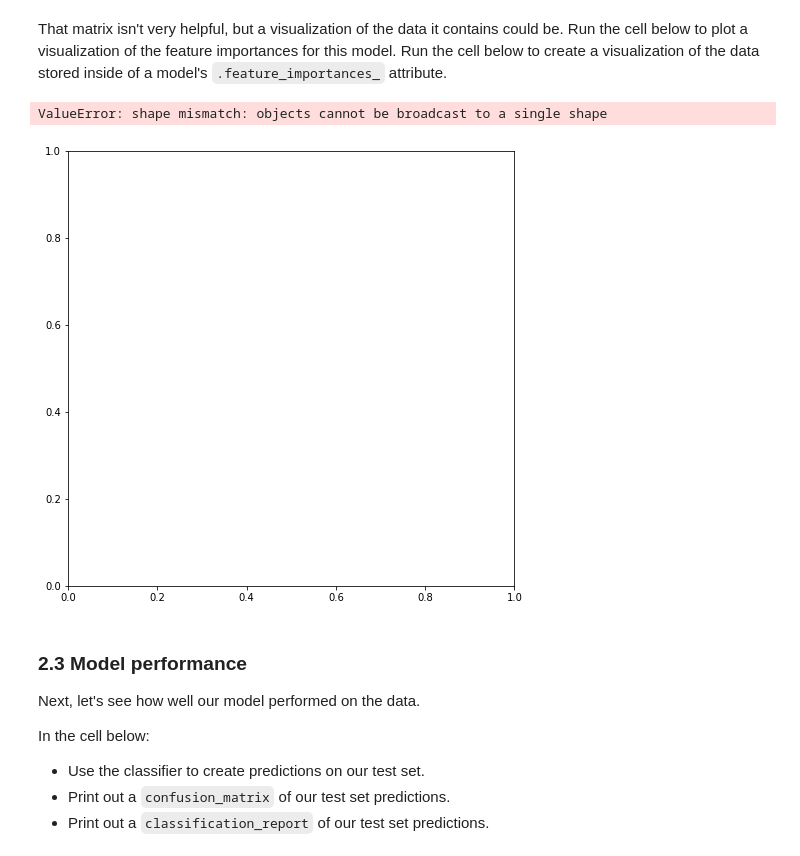
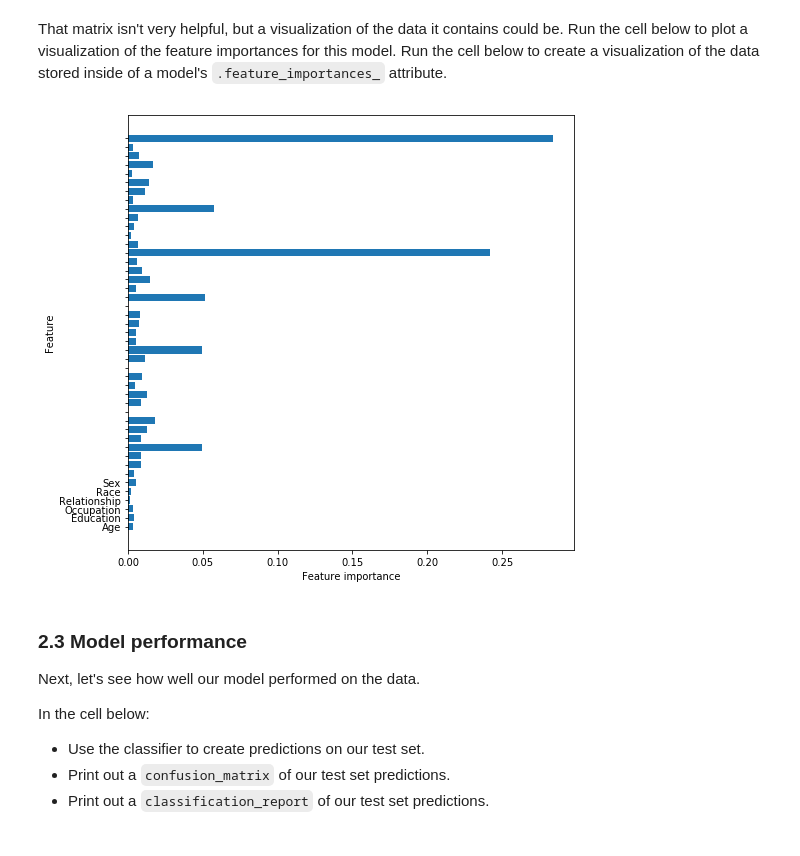
Before and after one commit to UpwardTrajectory/dsc-3-32-04-tree-ensembles-and-random-forests-lab-seattle-ds-career-040119, a Jupyter notebook: index.ipynb, the cells around one changed output. Drawn from its saved outputs; the diff is of its cells as text; code cells hidden in the pictures.

```diff
--- a/index.ipynb
+++ b/index.ipynb
@@ -202,17 +202,16 @@ array([3.49399290e-03, 3.98411598e-03, 3.14757295e-03, 1.24709459e-03,
 That matrix isn't very helpful, but a visualization of the data it contains could be.  Run the cell below to plot a visualization of the feature importances for this model. Run the cell below to create a visualization of the data stored inside of a model's `.feature_importances_` attribute.
 # %%
 def plot_feature_importances(model):
-    n_features = data_train.shape[1]
+    n_features = len(model.feature_importances_)
     plt.figure(figsize=(8,8))
     plt.barh(range(n_features), model.feature_importances_, align='center')
     plt.yticks(np.arange(n_features), data_train.columns.values)
     plt.xlabel("Feature importance")
     plt.ylabel("Feature")
 
 plot_feature_importances(model)
 # %% [output]
-ValueError: shape mismatch: objects cannot be broadcast to a single shape
-[figure, old version]
+[figure, new version]
 # %% [markdown]
 ### 2.3 Model performance
 
```
